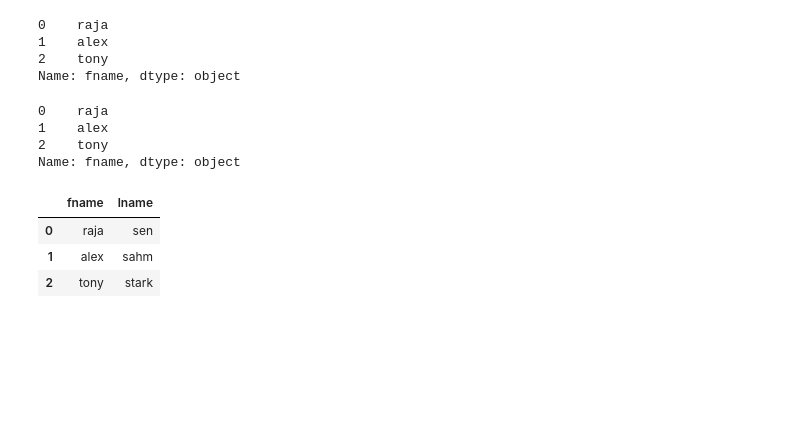
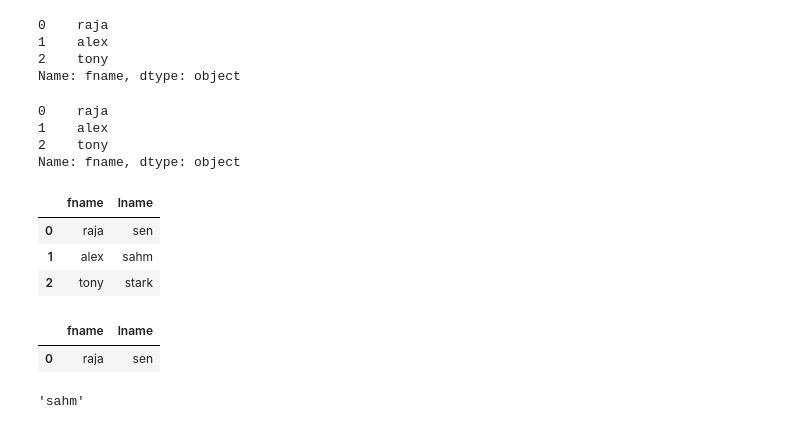
Before and after one commit to raja1212/data_science, a Jupyter notebook: pandas_tutorial/pandas_00.ipynb, the cells around one changed output. Cells and saved outputs as stored; diff of their text form; code cells hidden in the pictures; blank space fills up the shorter version.

```diff
--- a/pandas_tutorial/pandas_00.ipynb
+++ b/pandas_tutorial/pandas_00.ipynb
@@ -60,3 +60,12 @@ df[['fname', 'lname']]
 | 0 | raja | sen |
 | 1 | alex | sahm |
 | 2 | tony | stark |
+# %%
+df.loc[0:0, 'fname':'lname']
+# %% [output]
+|  | fname | lname |
+| 0 | raja | sen |
+# %%
+df.loc[1, 'lname']
+# %% [output]
+'sahm'
```
Also changed, not shown: 1 other file.
